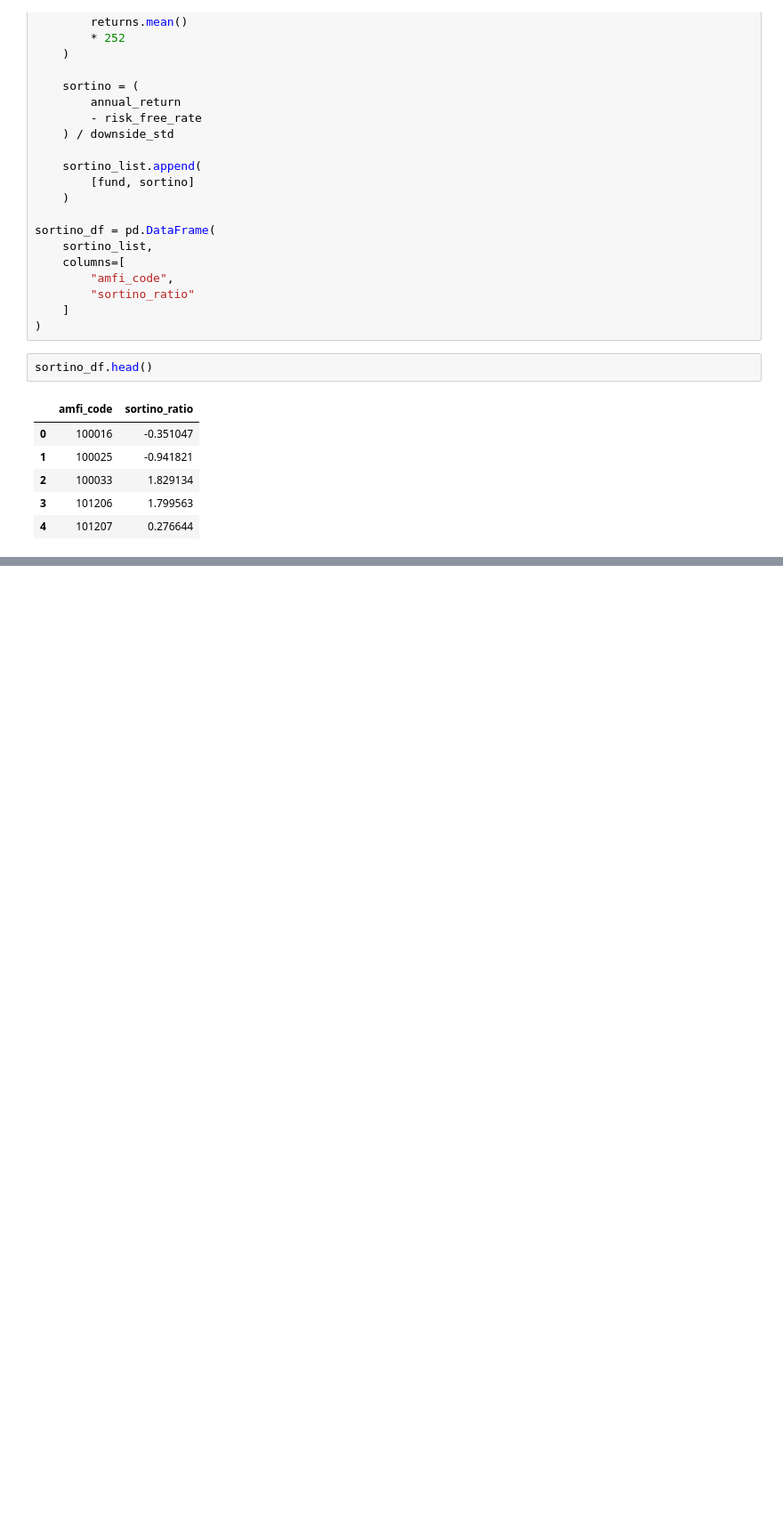
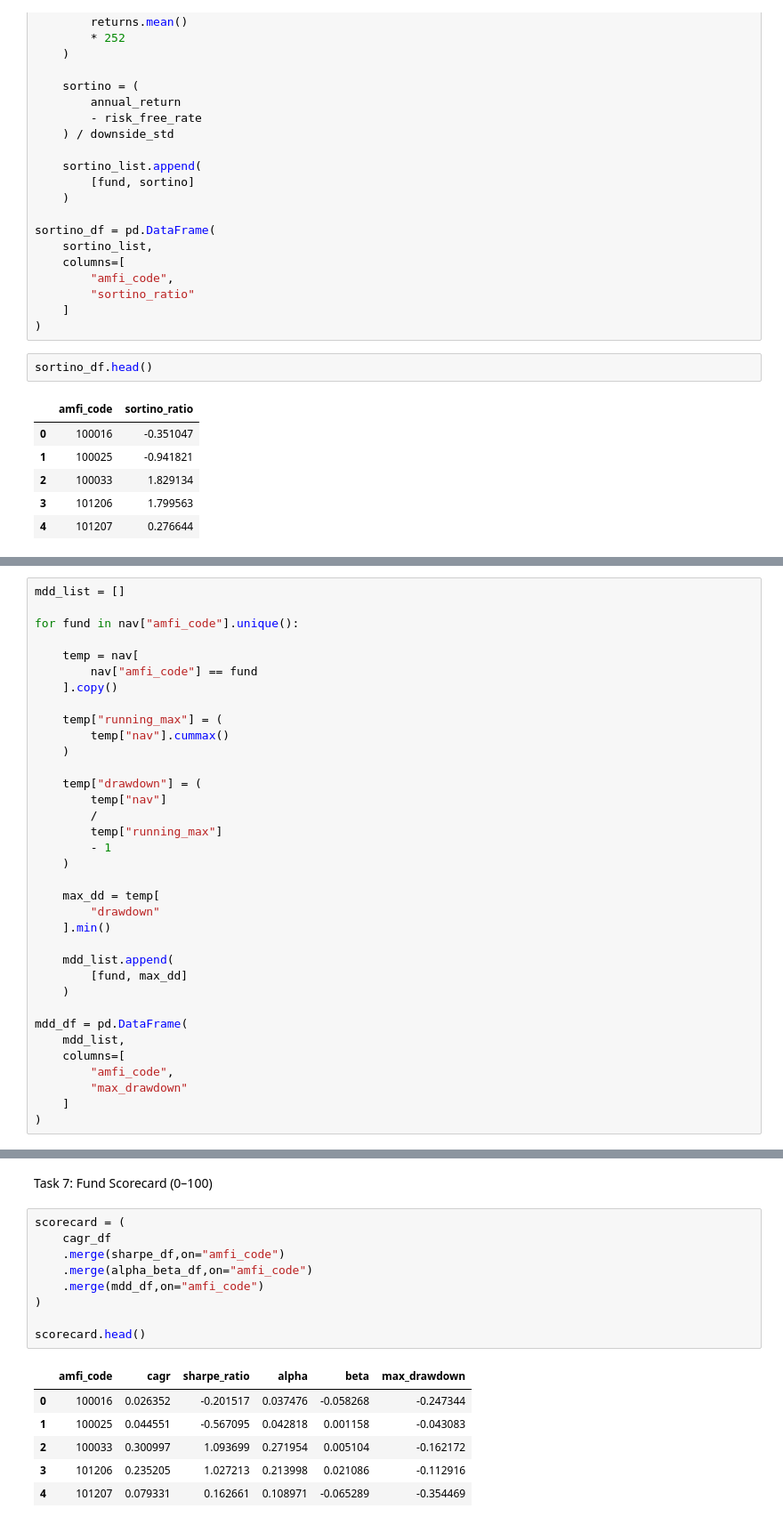
Before and after one commit to RadheShivam/RadheShivam-bluestock_mf_capstone, a Jupyter notebook: notebooks/04_performance_analytics.ipynb, the cells around one changed output, grey strips where cells are left out. Shown at 89% size. Cells and saved outputs as stored; diff of their text form; blank space fills up the shorter version.

```diff
--- a/notebooks/04_performance_analytics.ipynb
+++ b/notebooks/04_performance_analytics.ipynb
@@ -241,0 +372,35 @@ sortino_df.head()
+# %%
+mdd_list = []
+
+for fund in nav["amfi_code"].unique():
+
+    temp = nav[
+        nav["amfi_code"] == fund
+    ].copy()
+
+    temp["running_max"] = (
+        temp["nav"].cummax()
+    )
+
+    temp["drawdown"] = (
+        temp["nav"]
+        /
+        temp["running_max"]
+        - 1
+    )
+
+    max_dd = temp[
+        "drawdown"
+    ].min()
+
+    mdd_list.append(
+        [fund, max_dd]
+    )
+
+mdd_df = pd.DataFrame(
+    mdd_list,
+    columns=[
+        "amfi_code",
+        "max_drawdown"
+    ]
+)
@@ -241,0 +416,18 @@ sortino_df.head()
+# %% [markdown]
+Task 7: Fund Scorecard (0–100)
+# %%
+scorecard = (
+    cagr_df
+    .merge(sharpe_df,on="amfi_code")
+    .merge(alpha_beta_df,on="amfi_code")
+    .merge(mdd_df,on="amfi_code")
+)
+
+scorecard.head()
+# %% [output]
+|  | amfi_code | cagr | sharpe_ratio | alpha | beta | max_drawdown |
+| 0 | 100016 | 0.026352 | -0.201517 | 0.037476 | -0.058268 | -0.247344 |
+| 1 | 100025 | 0.044551 | -0.567095 | 0.042818 | 0.001158 | -0.043083 |
+| 2 | 100033 | 0.300997 | 1.093699 | 0.271954 | 0.005104 | -0.162172 |
+| 3 | 101206 | 0.235205 | 1.027213 | 0.213998 | 0.021086 | -0.112916 |
+| 4 | 101207 | 0.079331 | 0.162661 | 0.108971 | -0.065289 | -0.354469 |
```
Also changed, not shown: parts of 26 cells of this notebook.
